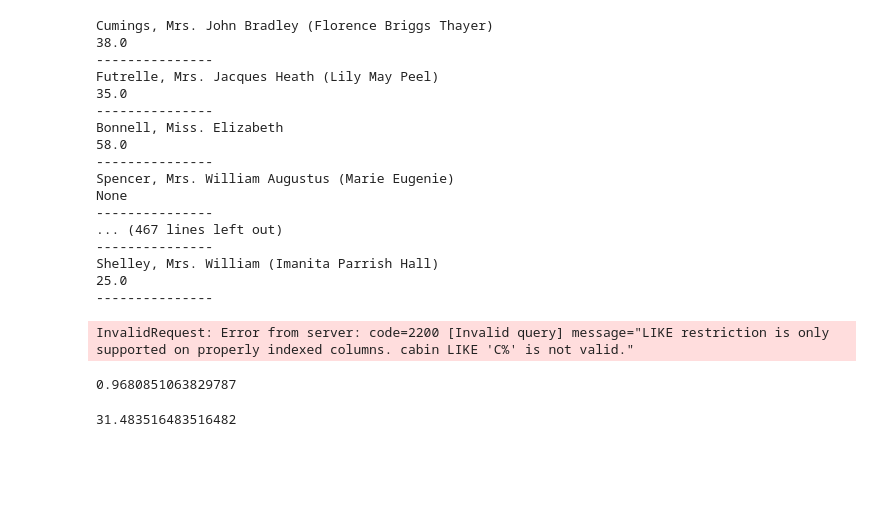
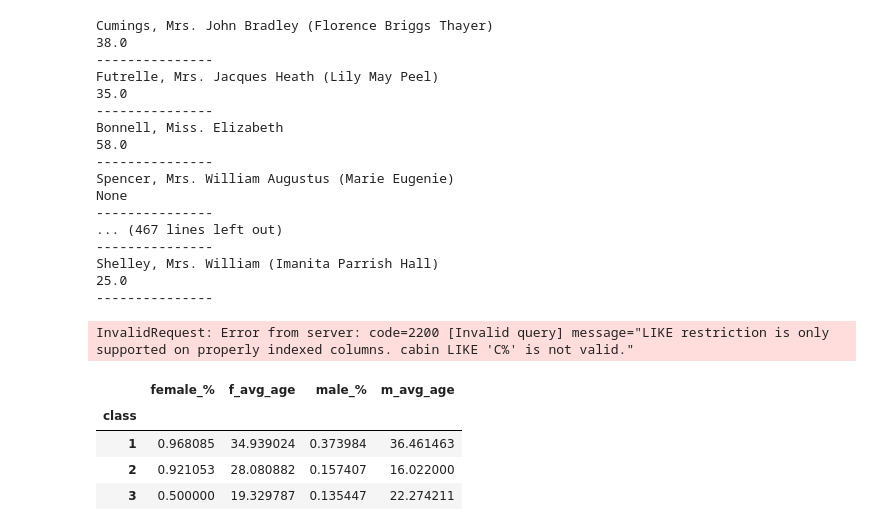
Before and after one commit to fredffsixty/Big-Data, a Jupyter notebook: Operazioni CRUD in Cassandra.ipynb, the cells around one changed output. Cells and saved outputs as stored; diff of their text form; code cells hidden in the pictures; blank space fills up the shorter version.

```diff
--- a/Operazioni CRUD in Cassandra.ipynb
+++ b/Operazioni CRUD in Cassandra.ipynb
@@ -522,25 +538,59 @@ for passenger in q:
     print(passenger.name,passenger.age,sep='\n',end='\n---------------\n')
 # %% [output]
 InvalidRequest: Error from server: code=2200 [Invalid query] message="LIKE restriction is only supported on properly indexed columns. cabin LIKE 'C%' is not valid."
-# %%
-# aggregazione con valori medi -- fuori dal driver
-# tasso di sopravvivenza
-
-females_1_class=Passengers.objects(survived=1,pclass=1,sex='female').count() / Passengers.objects.filter(pclass=1,sex='female').allow_filtering().count()
-females_1_class
-# %% [output]
-0.9680851063829787
-# %%
-# Età media
-
-q = Passengers.objects(survived=1,pclass=1,sex='female')
-avg_age = 0
-
-for item in q:
-    if item.age != None:
-        avg_age+=item.age
-
-avg_age /= len(q)
-avg_age
-# %% [output]
-31.483516483516482
+# %%
+# aggregazione con valori medi -- fuori dal driver
+# tasso di sopravvivenza
+
+import numpy as np
+import pandas as pd
+
+
+data_set=[]
+
+females_1_class = Passengers.objects(survived=1,pclass=1,sex='female')
+females_embarked_1_class = Passengers.objects.filter(pclass=1,sex='female')
+males_1_class = Passengers.objects(survived=1,pclass=1,sex='male')
+males_embarked_1_class = Passengers.objects.filter(pclass=1,sex='male')
+females_2_class = Passengers.objects(survived=1,pclass=2,sex='female')
+females_embarked_2_class = Passengers.objects.filter(pclass=2,sex='female')
+males_2_class = Passengers.objects(survived=1,pclass=2,sex='male')
+males_embarked_2_class = Passengers.objects.filter(pclass=2,sex='male')
+females_3_class = Passengers.objects(survived=1,pclass=3,sex='female')
+females_embarked_3_class = Passengers.objects.filter(pclass=3,sex='female')
+males_3_class = Passengers.objects(survived=1,pclass=3,sex='male')
+males_embarked_3_class = Passengers.objects.filter(pclass=3,sex='male')
+
+def avg_age(query):
+
+    age_array = np.array([item.age for item in query])
+
+    return age_array[age_array != None].mean()
+
+data_set = [\
+    {'class': 1,\
+    'female_%': females_1_class.count()/females_embarked_1_class.allow_filtering().count(),\
+    'f_avg_age': avg_age(females_1_class),\
+    'male_%': males_1_class.count()/males_embarked_1_class.allow_filtering().count(),\
+    'm_avg_age': avg_age(males_1_class)},\
+    {'class': 2,\
+    'female_%': females_2_class.count()/females_embarked_2_class.allow_filtering().count(),\
+    'f_avg_age': avg_age(females_2_class),\
+    'male_%': males_2_class.count()/males_embarked_2_class.allow_filtering().count(),\
+    'm_avg_age': avg_age(males_2_class)},\
+    {'class': 3,\
+    'female_%': females_3_class.count()/females_embarked_3_class.allow_filtering().count(),\
+    'f_avg_age': avg_age(females_3_class),\
+    'male_%': males_3_class.count()/males_embarked_3_class.allow_filtering().count(),\
+    'm_avg_age': avg_age(males_3_class)}\
+]
+
+dataframe = pd.DataFrame(data_set)
+
+dataframe.set_index('class')
+# %% [output]
+|  | female_% | f_avg_age | male_% | m_avg_age |
+| class |  |  |  |  |
+| 1 | 0.968085 | 34.939024 | 0.373984 | 36.461463 |
+| 2 | 0.921053 | 28.080882 | 0.157407 | 16.022000 |
+| 3 | 0.500000 | 19.329787 | 0.135447 | 22.274211 |
```
Also changed, not shown: parts of 4 cells of this notebook.
